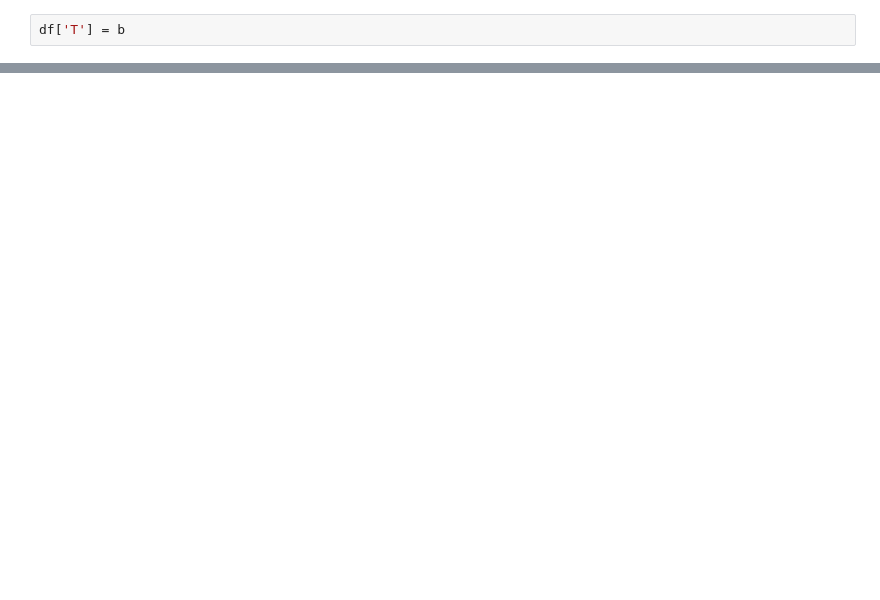
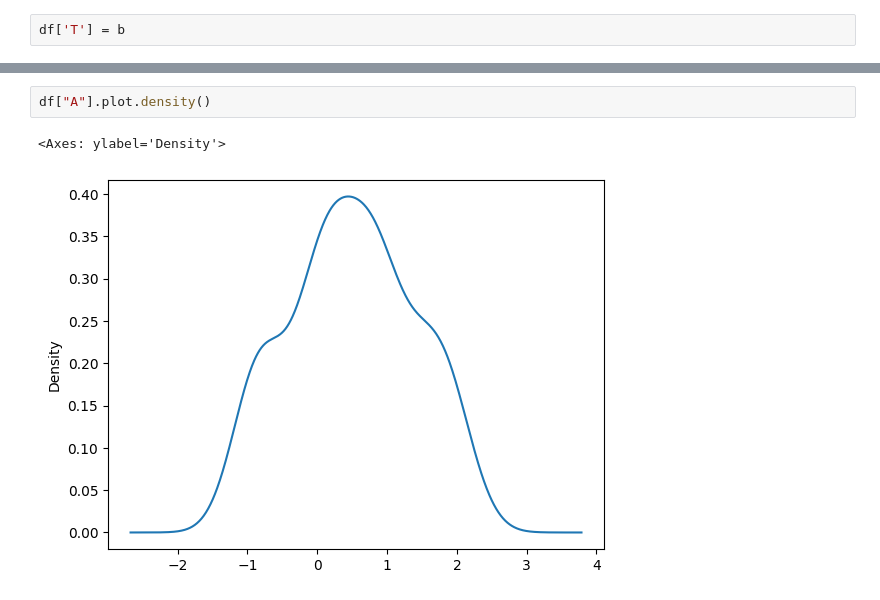
Before and after one commit to syedmahmoodiagents/gct, a Jupyter notebook: 26July/Visualisation.ipynb, the cells around one changed output, grey strips where cells are left out. Drawn from its saved outputs; the diff is of its cells as text; blank space fills up the shorter version.

```diff
--- a/26July/Visualisation.ipynb
+++ b/26July/Visualisation.ipynb
@@ -112,0 +118,5 @@ mg.discrete_scatter(df["A"], df["B"], df["T"])
+# %%
+df["A"].plot.density()
+# %% [output]
+<Axes: ylabel='Density'>
+[figure, added]
```
Also changed, not shown: parts of 50 cells of this notebook.
